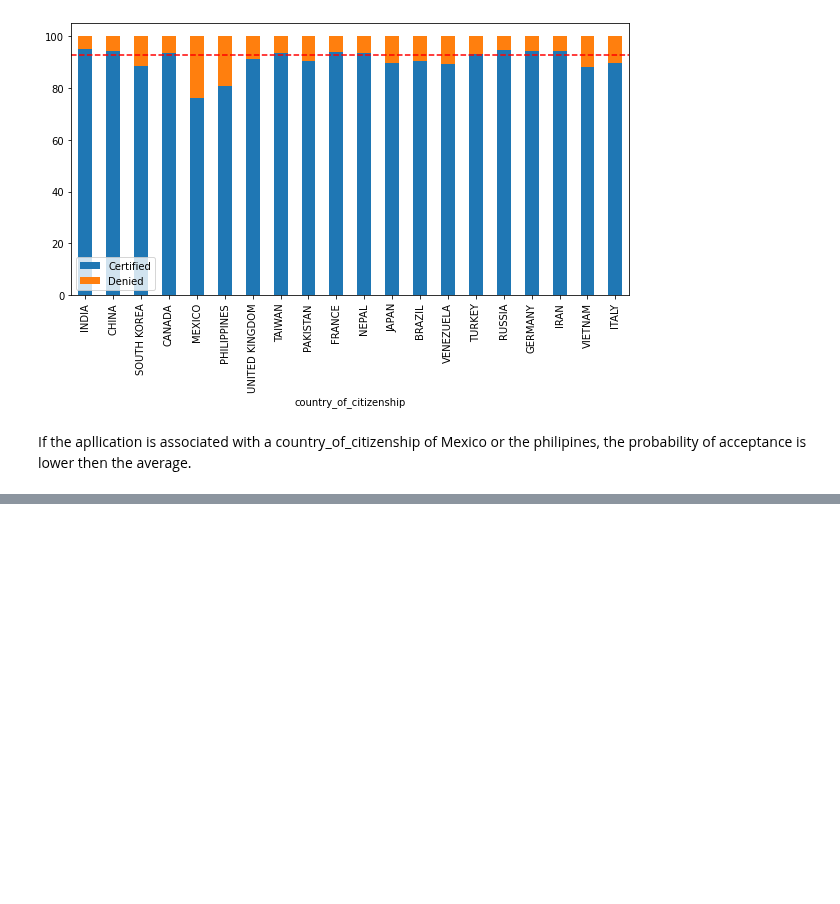
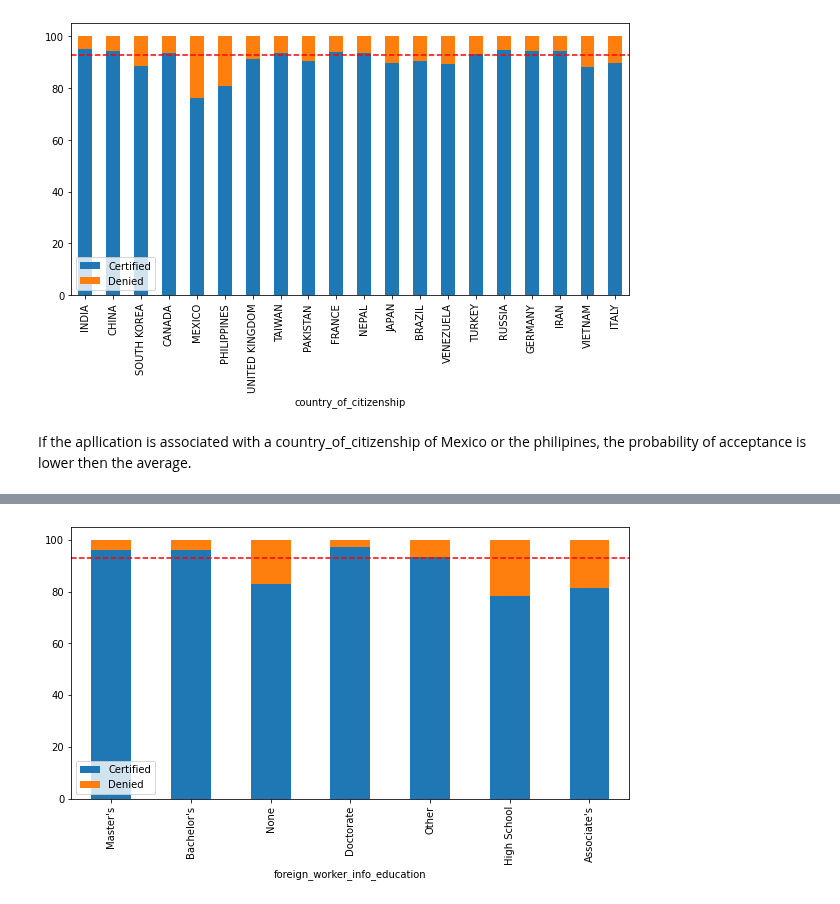
Before and after one commit to andy8001/python_visa, a Jupyter notebook: analysis/factorsInfluencingTheAcceptanceOfApplications.ipynb, the cells around one changed output, grey strips where cells are left out. Saved outputs shown, nothing was run; the diff lists cells and outputs as text; code cells hidden in the pictures; blank space fills up the shorter version.

```diff
--- a/analysis/factorsInfluencingTheAcceptanceOfApplications.ipynb
+++ b/analysis/factorsInfluencingTheAcceptanceOfApplications.ipynb
@@ -177,0 +212,4 @@ If the apllication is associated with a country_of_citizenship of Mexico or the
+# %%
+influence_on_acceptance_stacked_bar_chart(visas_df, "foreign_worker_info_education", "case_status", 20)
+# %% [output]
+[figure, added]
```
Also changed, not shown: parts of 15 cells of this notebook, 4 other files.
